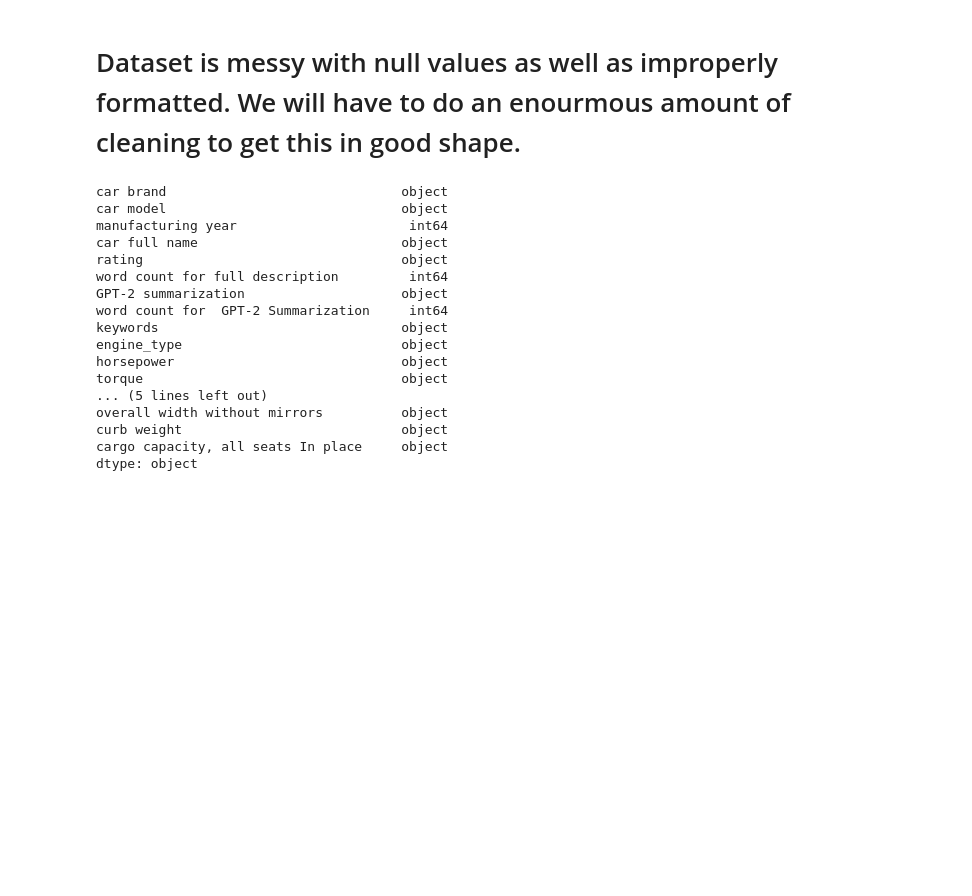
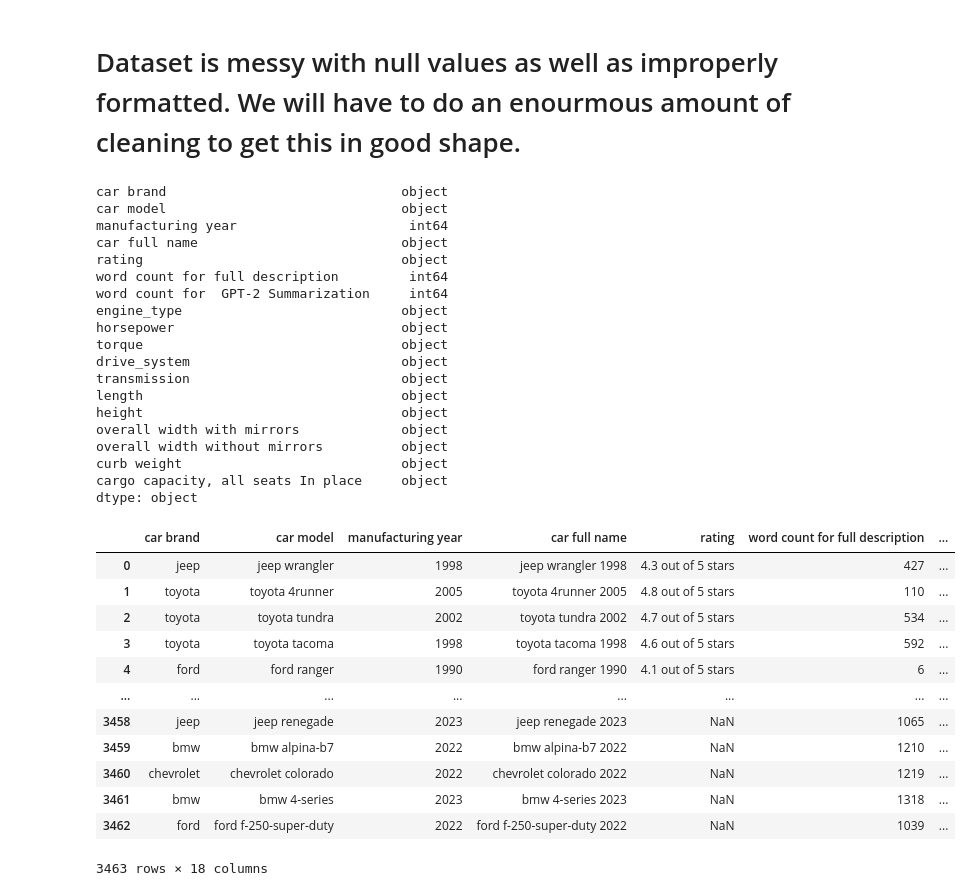
Before and after one commit to MaukanMir/Expert-Car-Classification, a Jupyter notebook: training.ipynb, the cells around one changed output. Saved outputs shown, nothing was run; the diff lists cells and outputs as text; code cells hidden in the pictures; blank space fills up the shorter version.

```diff
--- a/training.ipynb
+++ b/training.ipynb
@@ -108,7 +108,7 @@ Dupe Count: 0
 # %% [markdown]
 # Dataset is messy with null values as well as improperly formatted. We will have to do an enourmous amount of cleaning to get this in good shape.
 # %%
-df.drop(["url", "strengths", "weaknesses", "full description"], axis=1, inplace=True)
+df.drop(["url", "strengths", "weaknesses", "full description", "GPT-2 summarization", "keywords"], axis=1, inplace=True)
 # %%
 df.dtypes
 # %% [output]
@@ -118,14 +118,32 @@ manufacturing year                      int64
 car full name                          object
 rating                                 object
 word count for full description         int64
-GPT-2 summarization                    object
 word count for  GPT-2 Summarization     int64
-keywords                               object
 engine_type                            object
 horsepower                             object
 torque                                 object
-... (5 lines left out)
+drive_system                           object
+transmission                           object
+length                                 object
+height                                 object
+overall width with mirrors             object
 overall width without mirrors          object
 curb weight                            object
 cargo capacity, all seats In place     object
 dtype: object
+# %%
+df
+# %% [output]
+|  | car brand | car model | manufacturing year | car full name | rating | word count for full description | ... |
+| 0 | jeep | jeep wrangler | 1998 | jeep wrangler 1998 | 4.3 out of 5 stars | 427 | ... |
+| 1 | toyota | toyota 4runner | 2005 | toyota 4runner 2005 | 4.8 out of 5 stars | 110 | ... |
+| 2 | toyota | toyota tundra | 2002 | toyota tundra 2002 | 4.7 out of 5 stars | 534 | ... |
+| 3 | toyota | toyota tacoma | 1998 | toyota tacoma 1998 | 4.6 out of 5 stars | 592 | ... |
+| 4 | ford | ford ranger | 1990 | ford ranger 1990 | 4.1 out of 5 stars | 6 | ... |
+| ... | ... | ... | ... | ... | ... | ... | ... |
+| 3458 | jeep | jeep renegade | 2023 | jeep renegade 2023 | NaN | 1065 | ... |
+| 3459 | bmw | bmw alpina-b7 | 2022 | bmw alpina-b7 2022 | NaN | 1210 | ... |
+| 3460 | chevrolet | chevrolet colorado | 2022 | chevrolet colorado 2022 | NaN | 1219 | ... |
+| 3461 | bmw | bmw 4-series | 2023 | bmw 4-series 2023 | NaN | 1318 | ... |
+| 3462 | ford | ford f-250-super-duty | 2022 | ford f-250-super-duty 2022 | NaN | 1039 | ... |
+3463 rows × 18 columns
```
Also changed, not shown: parts of 2 cells of this notebook.
